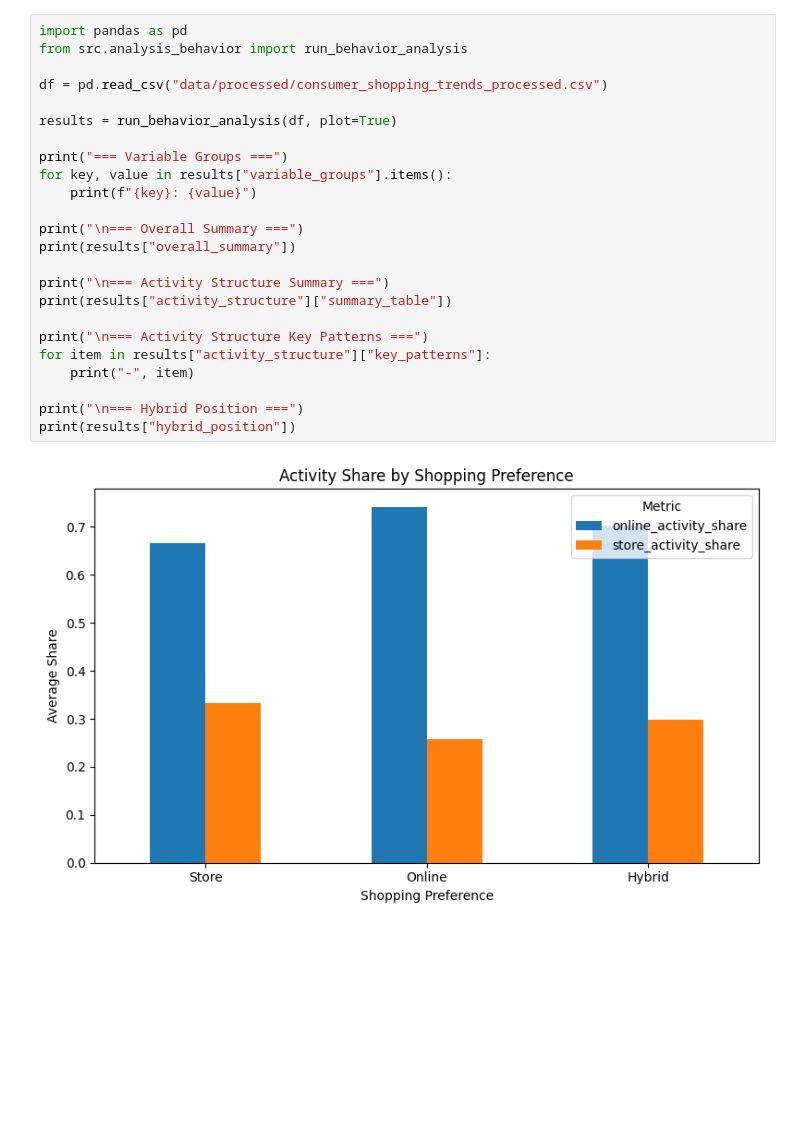
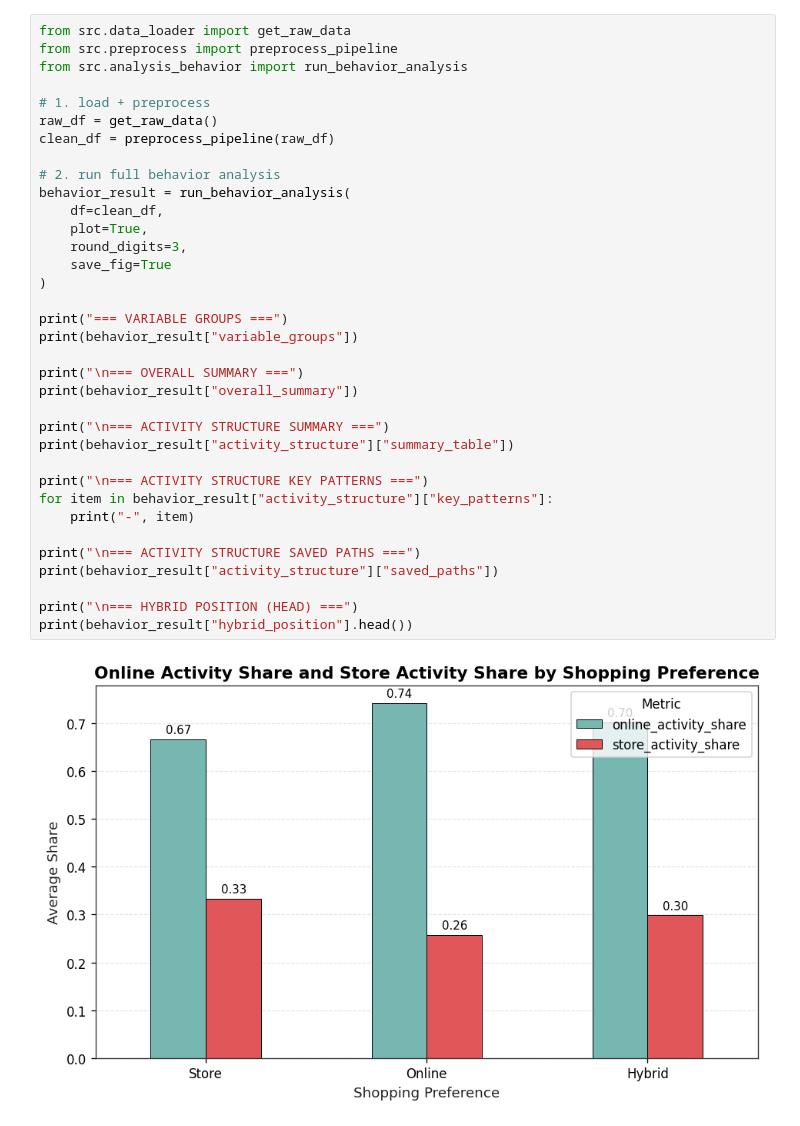
Before and after one commit to Yoyowwwyyy/consumer-shopping-preference-analysis, a Jupyter notebook: main.ipynb, the cells around one changed output. Saved outputs shown, nothing was run; the diff lists cells and outputs as text; blank space fills up the shorter version.

Commit message:
refactor: extract visualization as an independent module and save the figures

```diff
--- a/main.ipynb
+++ b/main.ipynb
@@ -1,26 +1,37 @@
 # %%
-import pandas as pd
+from src.data_loader import get_raw_data
+from src.preprocess import preprocess_pipeline
 from src.analysis_behavior import run_behavior_analysis
 
-df = pd.read_csv("data/processed/consumer_shopping_trends_processed.csv")
+# 1. load + preprocess
+raw_df = get_raw_data()
+clean_df = preprocess_pipeline(raw_df)
 
-results = run_behavior_analysis(df, plot=True)
+# 2. run full behavior analysis
+behavior_result = run_behavior_analysis(
+    df=clean_df,
+    plot=True,
+    round_digits=3,
+    save_fig=True
+)
 
-print("=== Variable Groups ===")
-for key, value in results["variable_groups"].items():
-    print(f"{key}: {value}")
+print("=== VARIABLE GROUPS ===")
+print(behavior_result["variable_groups"])
 
-print("\n=== Overall Summary ===")
-print(results["overall_summary"])
+print("\n=== OVERALL SUMMARY ===")
+print(behavior_result["overall_summary"])
 
-print("\n=== Activity Structure Summary ===")
-print(results["activity_structure"]["summary_table"])
+print("\n=== ACTIVITY STRUCTURE SUMMARY ===")
+print(behavior_result["activity_structure"]["summary_table"])
 
-print("\n=== Activity Structure Key Patterns ===")
-for item in results["activity_structure"]["key_patterns"]:
+print("\n=== ACTIVITY STRUCTURE KEY PATTERNS ===")
+for item in behavior_result["activity_structure"]["key_patterns"]:
     print("-", item)
 
-print("\n=== Hybrid Position ===")
-print(results["hybrid_position"])
+print("\n=== ACTIVITY STRUCTURE SAVED PATHS ===")
+print(behavior_result["activity_structure"]["saved_paths"])
+
+print("\n=== HYBRID POSITION (HEAD) ===")
+print(behavior_result["hybrid_position"].head())
 # %% [output]
-[figure, old version]
+[figure, new version]
```
Also changed, not shown: parts of 1 cell of this notebook, 25 other files.
